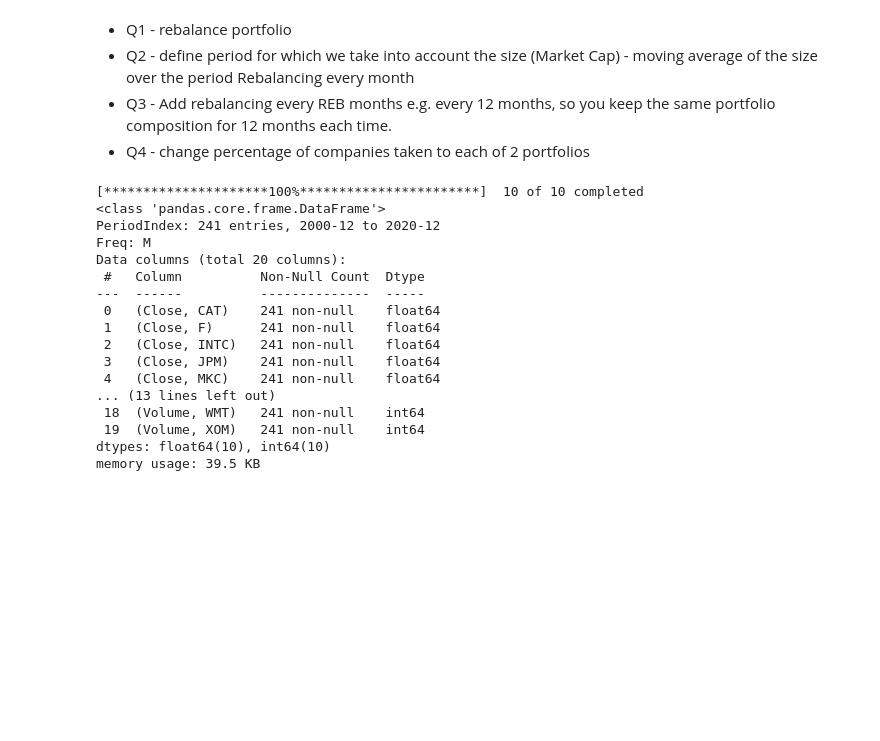
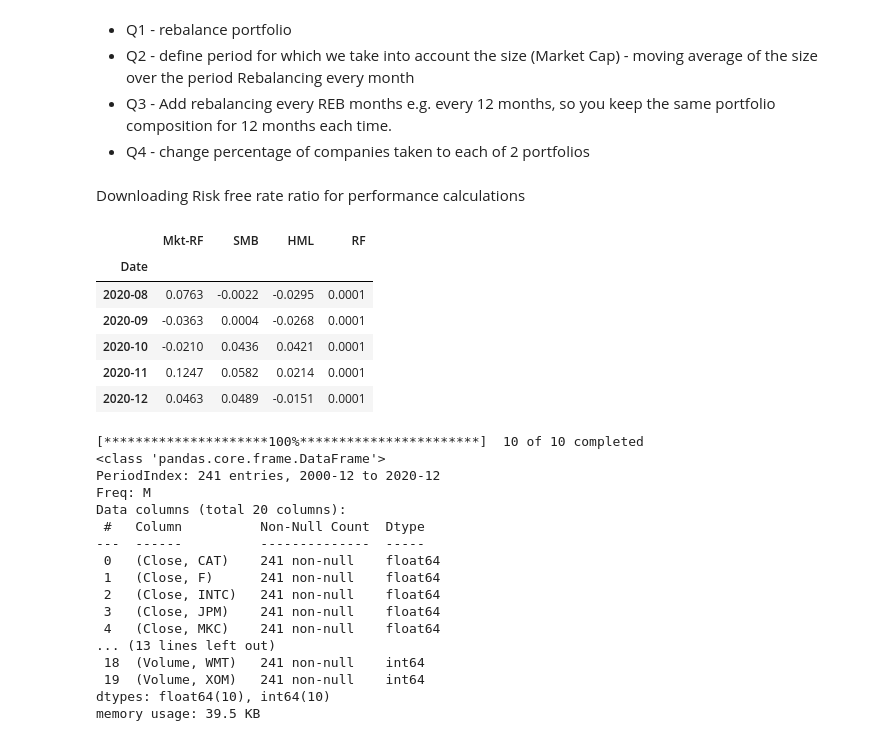
Before and after one commit to maxbranting/investment-theory, a Jupyter notebook: ProblemSet7_ready.ipynb, the cells around one changed output. Cells and saved outputs as stored; diff of their text form; code cells hidden in the pictures; blank space fills up the shorter version.

```diff
--- a/ProblemSet7_ready.ipynb
+++ b/ProblemSet7_ready.ipynb
@@ -11,6 +14,25 @@ import calendar
 * Q2 - define period for which we take into account the size (Market Cap) - moving average of the size over the period Rebalancing every month
 * Q3 - Add rebalancing every REB months e.g. every 12 months, so you keep the same portfolio composition for 12 months each time.
 * Q4 - change percentage of companies taken to each of 2 portfolios
+# %% [markdown]
+Downloading Risk free rate ratio for performance calculations
+# %%
+fama = pd.read_csv(r"F-F_Research_Data_Factors.csv", sep=';')
+fama['Date'] = pd.to_datetime(fama['Date'].astype('string'), format='%Y%m')
+fama.set_index('Date', inplace=True)
+fama.index = fama.index.to_period('m')
+# Values given in CSV are plain percentages - division by 100
+fama = fama.divide(100)
+fama=fama[(fama.index>'2000-11')& (fama.index<'2021-01')]
+fama.tail()
+# %% [output]
+|  | Mkt-RF | SMB | HML | RF |
+| Date |  |  |  |  |
+| 2020-08 | 0.0763 | -0.0022 | -0.0295 | 0.0001 |
+| 2020-09 | -0.0363 | 0.0004 | -0.0268 | 0.0001 |
+| 2020-10 | -0.0210 | 0.0436 | 0.0421 | 0.0001 |
+| 2020-11 | 0.1247 | 0.0582 | 0.0214 | 0.0001 |
+| 2020-12 | 0.0463 | 0.0489 | -0.0151 | 0.0001 |
 # %%
 
 def pull_stock_data(tickers:str, start:str, end:str, interval:str, stripdateindex:str, column:str) -> pd.DataFrame:
```
Also changed, not shown: parts of 42 cells of this notebook.
